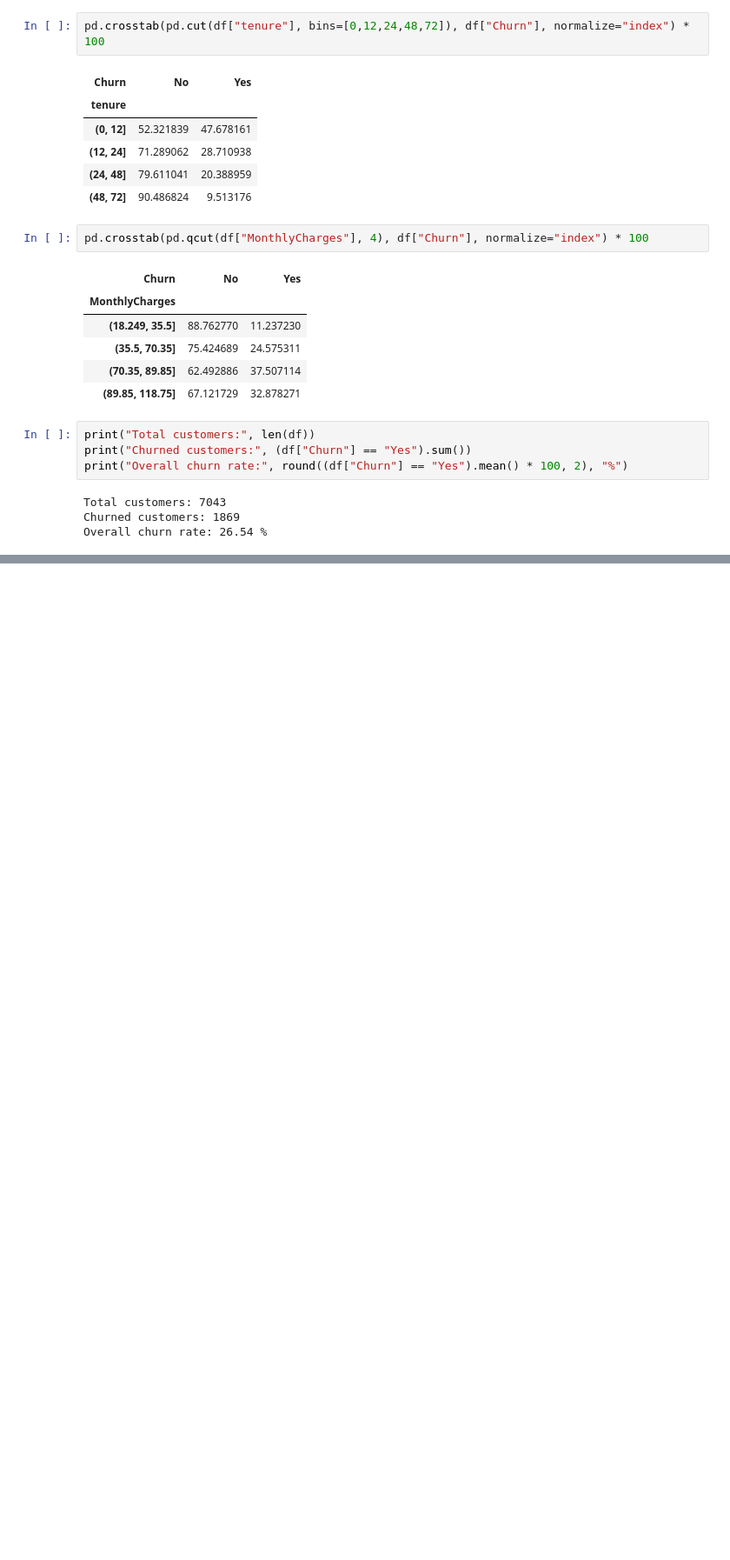
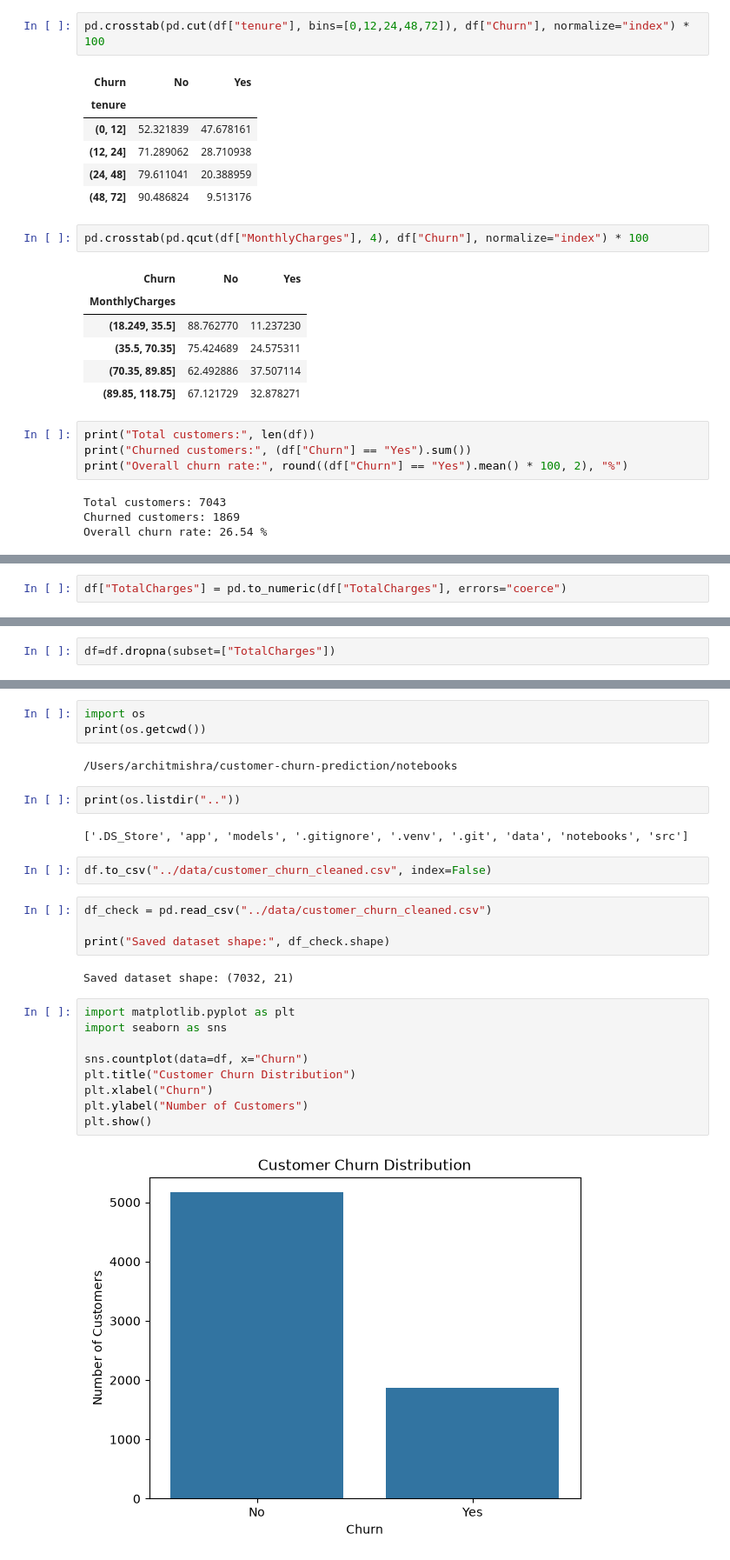
Before and after one commit to architbsb-lang/customer-churn-prediction, a Jupyter notebook: notebooks/01_data_understanding.ipynb, the cells around one changed output, grey strips where cells are left out. Shown at 87% size. Drawn from its saved outputs; the diff is of its cells as text; blank space fills up the shorter version.

Commit message:
Complete customer churn prediction project

```diff
--- a/notebooks/01_data_understanding.ipynb
+++ b/notebooks/01_data_understanding.ipynb
@@ -251,0 +355,2 @@ Overall churn rate: 26.54 %
+# %%
+df["TotalCharges"] = pd.to_numeric(df["TotalCharges"], errors="coerce")
@@ -251,0 +363,2 @@ Overall churn rate: 26.54 %
+# %%
+df=df.dropna(subset=["TotalCharges"])
@@ -251,0 +415,28 @@ Overall churn rate: 26.54 %
+# %%
+import os
+print(os.getcwd())
+# %% [output]
+/Users/architmishra/customer-churn-prediction/notebooks
+# %%
+print(os.listdir(".."))
+# %% [output]
+['.DS_Store', 'app', 'models', '.gitignore', '.venv', '.git', 'data', 'notebooks', 'src']
+# %%
+df.to_csv("../data/customer_churn_cleaned.csv", index=False)
+# %%
+df_check = pd.read_csv("../data/customer_churn_cleaned.csv")
+
+print("Saved dataset shape:", df_check.shape)
+# %% [output]
+Saved dataset shape: (7032, 21)
+# %%
+import matplotlib.pyplot as plt
+import seaborn as sns
+
+sns.countplot(data=df, x="Churn")
+plt.title("Customer Churn Distribution")
+plt.xlabel("Churn")
+plt.ylabel("Number of Customers")
+plt.show()
+# %% [output]
+[figure, added]
```
Also changed, not shown: parts of 49 cells of this notebook, 1 other file.
